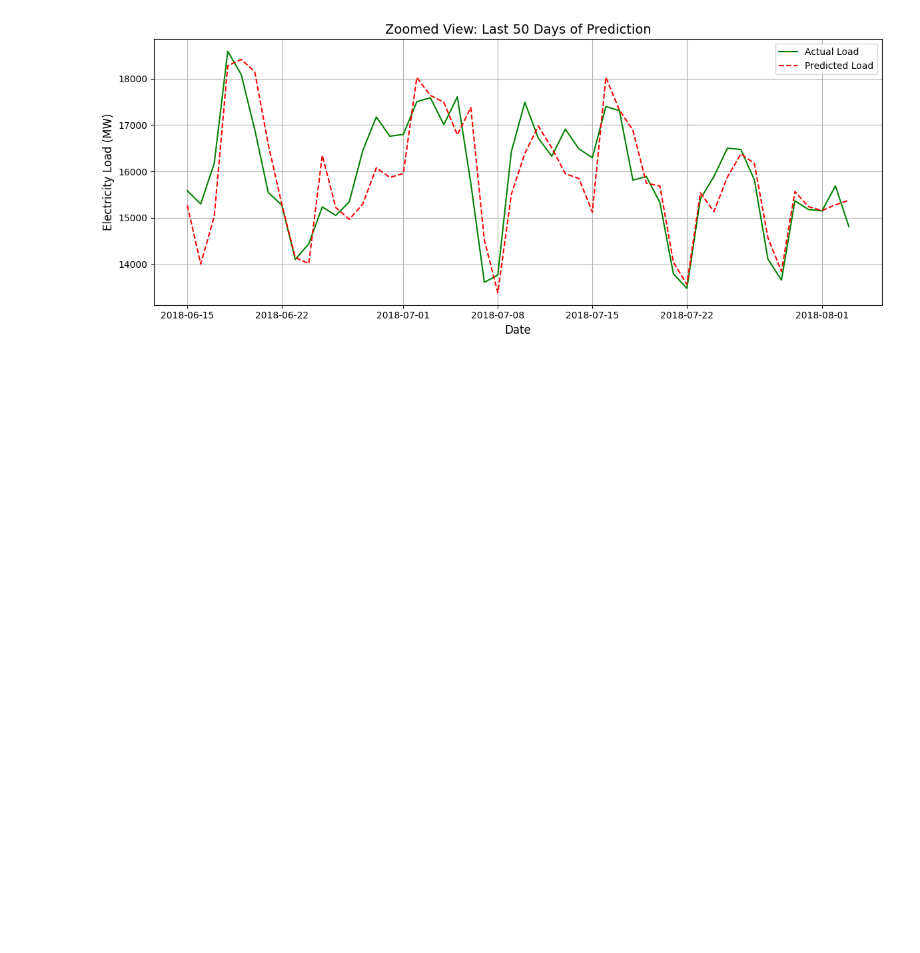
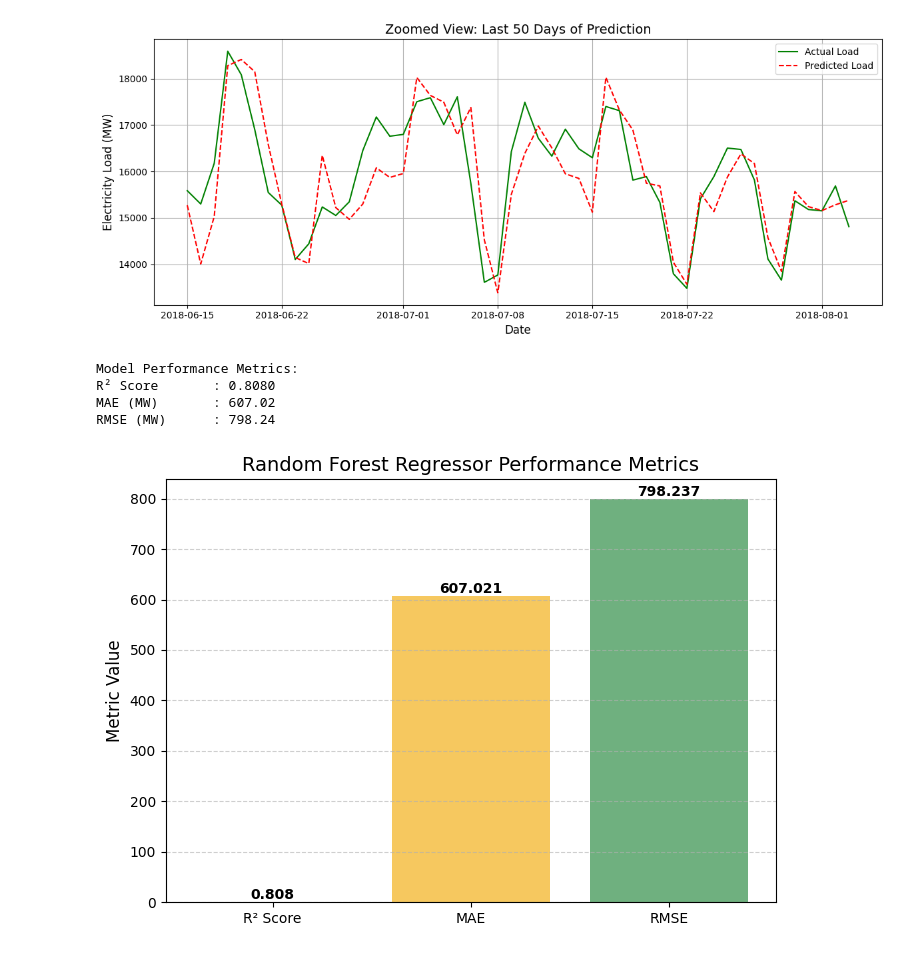
Before and after one commit to Sri-15B/Global-Energy-Forecasting-Competition-GEFCom-, a Jupyter notebook: GEFCom_Energy_Prediction.ipynb, the cells around one changed output. Drawn from its saved outputs; the diff is of its cells as text; code cells hidden in the pictures; blank space fills up the shorter version.

Commit message:
Added Random Forest energy load prediction notebook

```diff
--- a/GEFCom_Energy_Prediction.ipynb
+++ b/GEFCom_Energy_Prediction.ipynb
@@ -166,3 +166,53 @@ plt.show()
 # %% [output]
 [figure]
 [figure]
+# %%
+from sklearn.metrics import mean_absolute_error, mean_squared_error, r2_score
+import numpy as np
+
+# Predictions
+y_pred = model.predict(X_test)
+
+# Calculate metrics
+r2 = r2_score(y_test, y_pred)
+mae = mean_absolute_error(y_test, y_pred)
+rmse = np.sqrt(mean_squared_error(y_test, y_pred))
+
+# Print results
+print("Model Performance Metrics:")
+print(f"R² Score       : {r2:.4f}")     # closer to 1 is better
+print(f"MAE (MW)       : {mae:.2f}")    # lower is better
+print(f"RMSE (MW)      : {rmse:.2f}")   # lower is better
+# %% [output]
+Model Performance Metrics:
+R² Score       : 0.8080
+MAE (MW)       : 607.02
+RMSE (MW)      : 798.24
+# %%
+# ------------------------------------------------
+# STEP 5.1: VISUALIZE MODEL ACCURACY METRICS
+# ------------------------------------------------
+
+import matplotlib.pyplot as plt
+
+# Create lists for metrics and values
+metrics = ['R² Score', 'MAE', 'RMSE']
+values = [r2, mae, rmse]
+
+# Create the plot
+plt.figure(figsize=(7,5))
+bars = plt.bar(metrics, values, color=['#2E86AB', '#F6C85F', '#6FB07F'])
+
+# Add value labels on top of bars
+for bar in bars:
+    yval = bar.get_height()
+    plt.text(bar.get_x() + bar.get_width()/2, yval + 0.02, f'{yval:.3f}',
+             ha='center', va='bottom', fontsize=10, fontweight='bold')
+
+plt.title("Random Forest Regressor Performance Metrics", fontsize=14)
+plt.ylabel("Metric Value", fontsize=12)
+plt.grid(axis='y', linestyle='--', alpha=0.6)
+plt.tight_layout()
+plt.show()
+# %% [output]
+[figure, added]
```
